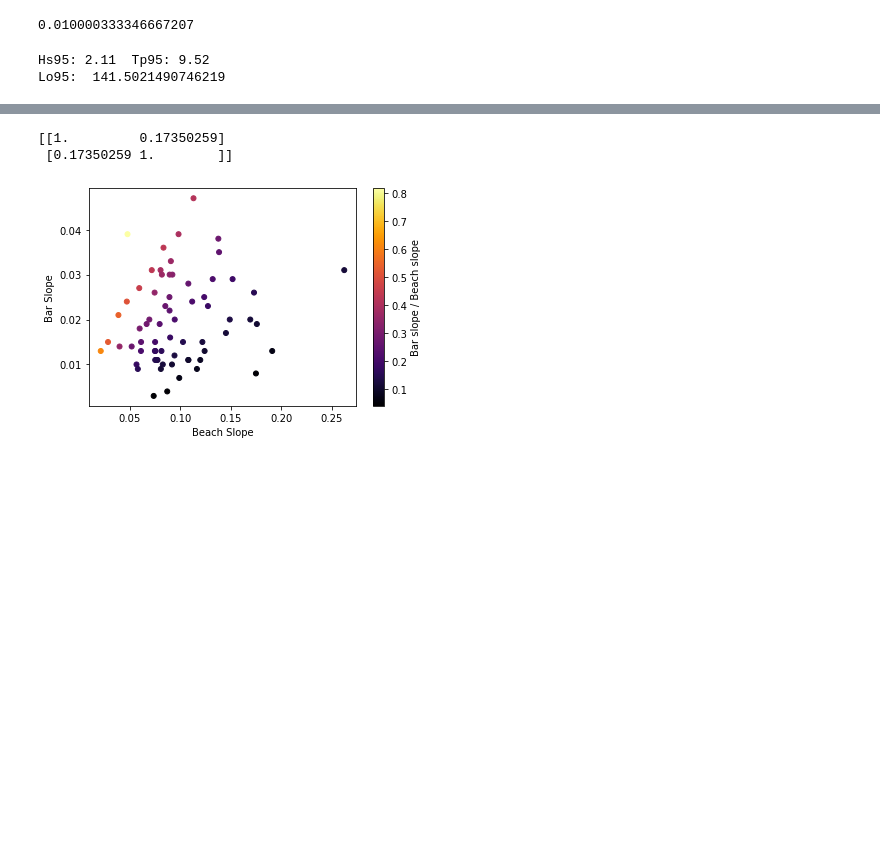
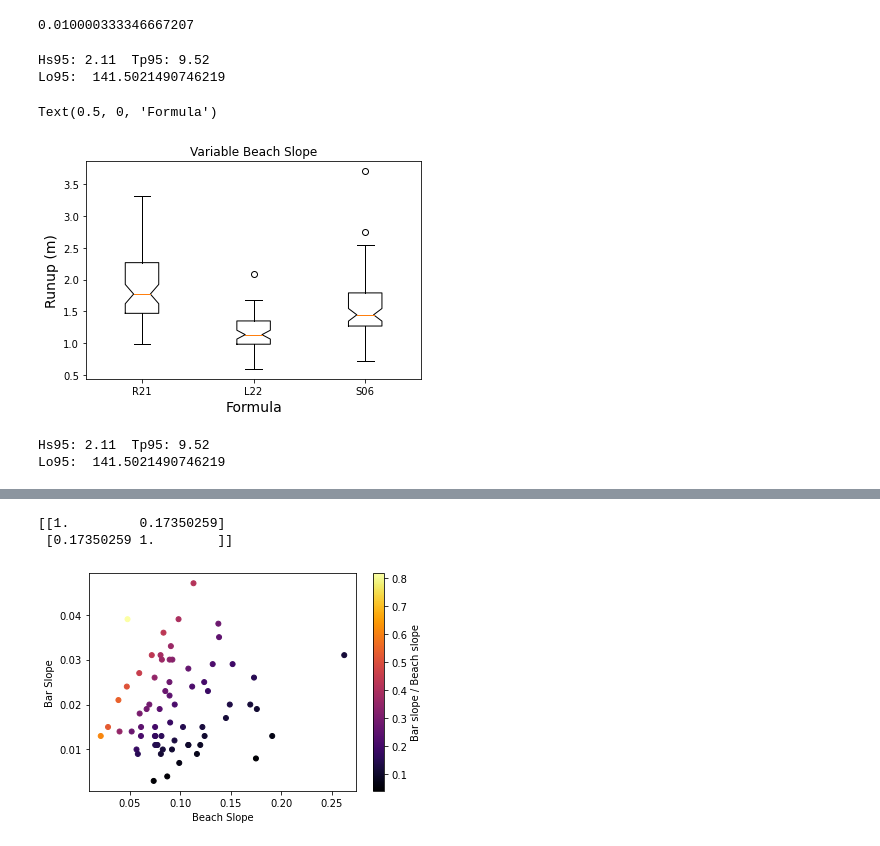
Before and after one commit to csherwood-usgs/runup, a Jupyter notebook: cc_profile_plots.ipynb, the cells around one changed output, grey strips where cells are left out. Saved outputs shown, nothing was run; the diff lists cells and outputs as text; code cells hidden in the pictures; blank space fills up the shorter version.

```diff
--- a/cc_profile_plots.ipynb
+++ b/cc_profile_plots.ipynb
@@ -146,3 +147,36 @@ for i, barslope in enumerate(bs1):
 # %% [output]
 Hs95: 2.11  Tp95: 9.52
 Lo95:  141.5021490746219
+# %%
+ok = np.argwhere( np.isfinite(brun1+lrun1+s06r2))
+res = np.hstack((brun1[ok],lrun1[ok],s06r2[ok]))
+plt.title('Variable Beach Slope')
+plt.boxplot(res, notch=True)
+#plt.ylim([0,1.5])
+plt.ylabel('Runup (m)', fontsize=14)
+['R21','L22','S06']
+plt.xticks([1,2,3], ['R21','L22','S06'])
+plt.xlabel('Formula',fontsize=14)
+# %% [output]
+Text(0.5, 0, 'Formula')
+[figure, added]
+# %%
+# Do the same thing, but keep beach slope constant
+s06r2 = np.nan*np.ones_like(bs1)
+brun1 = np.nan*np.ones_like(bs1)
+lrun1 = np.nan*np.ones_like(bs1)
+print('Hs95: {}  Tp95: {}'.format(Hs95,Tp95))
+Lo95 = calc_L0(Tp95)
+print('Lo95: ',Lo95)
+beach_slope = 0.1 # median of RC profiles
+Ess, f, df = jonswap_ess(Hs95, Tp95)
+for i, barslope in enumerate(bs1):
+    if(nb[i]>0):
+
+        brun1[i], S, setup, Sinc, SIG, ir, R16R  = calcR2_Raubenheimer(Hs95, Tp95 , beach_slope, barslope)
+        lrun1[i] = two_slope_IPA_free(Ess, f, df, beach_slope, barslope)
+        s06r2[i] = S06(Hs95, Lo95, beach_slope )
+        #print(bslope[i], barslope, s06r2[i], brun1[i], lrun1[i])
+# %% [output]
+Hs95: 2.11  Tp95: 9.52
+Lo95:  141.5021490746219
```
Also changed, not shown: parts of 8 cells of this notebook, 2 other files.
